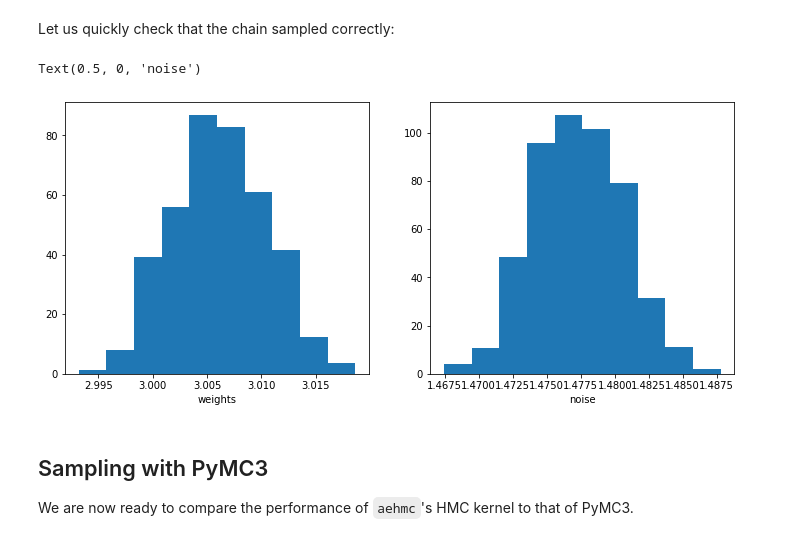
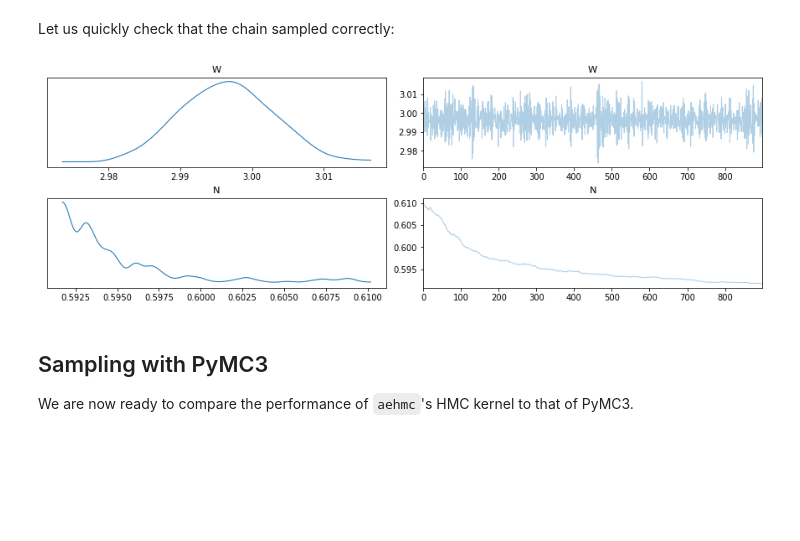
Before and after one commit to aesara-devs/aehmc, a Jupyter notebook: examples/HMC.ipynb, the cells around one changed output. Cells and saved outputs as stored; diff of their text form; code cells hidden in the pictures; blank space fills up the shorter version.

```diff
--- a/examples/HMC.ipynb
+++ b/examples/HMC.ipynb
@@ -15,7 +19,10 @@ WARNING (theano.tensor.blas): Using NumPy C-API based implementation for BLAS fu
 # %%
-NUM_INTEGRATION_STEPS = 10
-STEP_SIZE = 0.0001
-NUM_SAMPLES = 4_000
+NUM_INTEGRATION_STEPS = 1024
+STEP_SIZE = 5e-5
+PATH_LENGTH = STEP_SIZE * NUM_INTEGRATION_STEPS
+
+NUM_SAMPLES = 1_000
+BURNIN = 100
 # %% [markdown]
 ## The model: a simple linear regression
 
@@ -148,16 +166,12 @@ Wall time: 17.3 s
 # %% [markdown]
 Let us quickly check that the chain sampled correctly:
 # %%
-from matplotlib import pyplot as plt
+import arviz as az
 
-fig, (ax1, ax2) = plt.subplots(ncols=2, figsize=(12,5))
-ax1.hist(position[1000:, 0], density=True)
-ax1.set_xlabel("weights")
-ax2.hist(position[1000:, 1], density=True)
-ax2.set_xlabel("noise")
+aehmc_trace = az.from_dict(posterior={"W": position[BURNIN:, 0], "N": np.exp(position[BURNIN:, 1])})
+az.plot_trace(aehmc_trace);
 # %% [output]
-Text(0.5, 0, 'noise')
-[figure, old version]
+[figure, new version]
 # %% [markdown]
 ## Sampling with PyMC3
 
```
Also changed, not shown: parts of 26 cells of this notebook, 1 other file.
